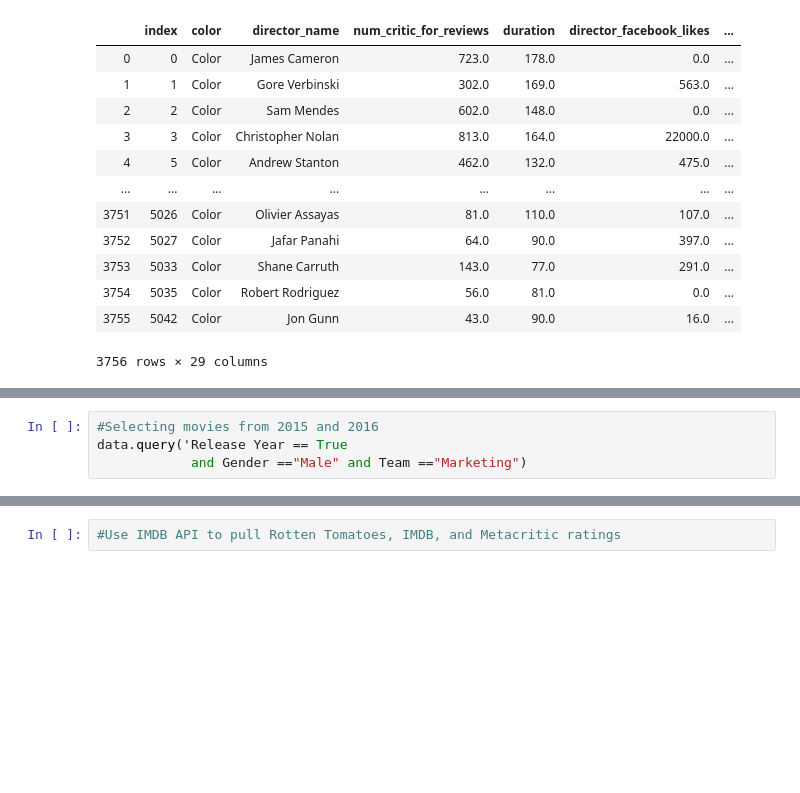
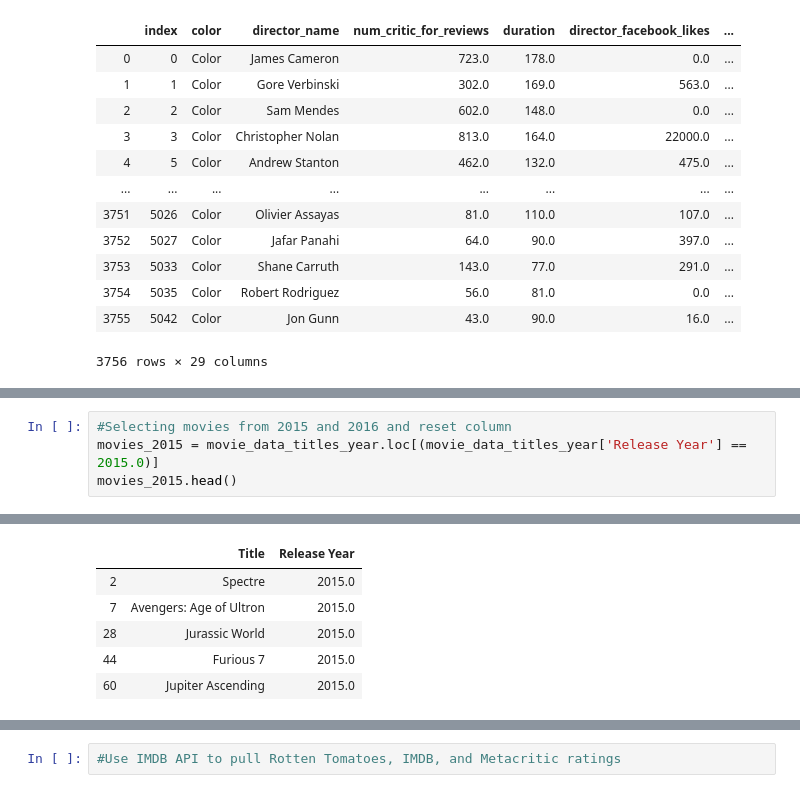
Before and after one commit to MRSantos1/DataVisProject1, a Jupyter notebook: DataVizProjectStarterBook.ipynb, the cells around one changed output, grey strips where cells are left out. Saved outputs shown, nothing was run; the diff lists cells and outputs as text; blank space fills up the shorter version.

```diff
--- a/DataVizProjectStarterBook.ipynb
+++ b/DataVizProjectStarterBook.ipynb
@@ -98,7 +89,7 @@ movie_data_titles_year.round()
 | 3755 | My Date with Drew | 2004.0 |
 3756 rows × 2 columns
 # %%
-#Selecting movies from 2015 and 2016
-data.query('Release Year == True
-            and Gender =="Male" and Team =="Marketing")
+#Selecting movies from 2015 and 2016 and reset column
+movies_2015 = movie_data_titles_year.loc[(movie_data_titles_year['Release Year'] == 2015.0)]
+movies_2015.head()
 # %% [output]
@@ -105,0 +96,6 @@ SyntaxError: invalid syntax (<ipython-input-73-05fe2e1949aa>, line 3)
+|  | Title | Release Year |
+| 2 | Spectre | 2015.0 |
+| 7 | Avengers: Age of Ultron | 2015.0 |
+| 28 | Jurassic World | 2015.0 |
+| 44 | Furious 7 | 2015.0 |
+| 60 | Jupiter Ascending | 2015.0 |
```
Also changed, not shown: parts of 9 cells of this notebook, 1 other file.
